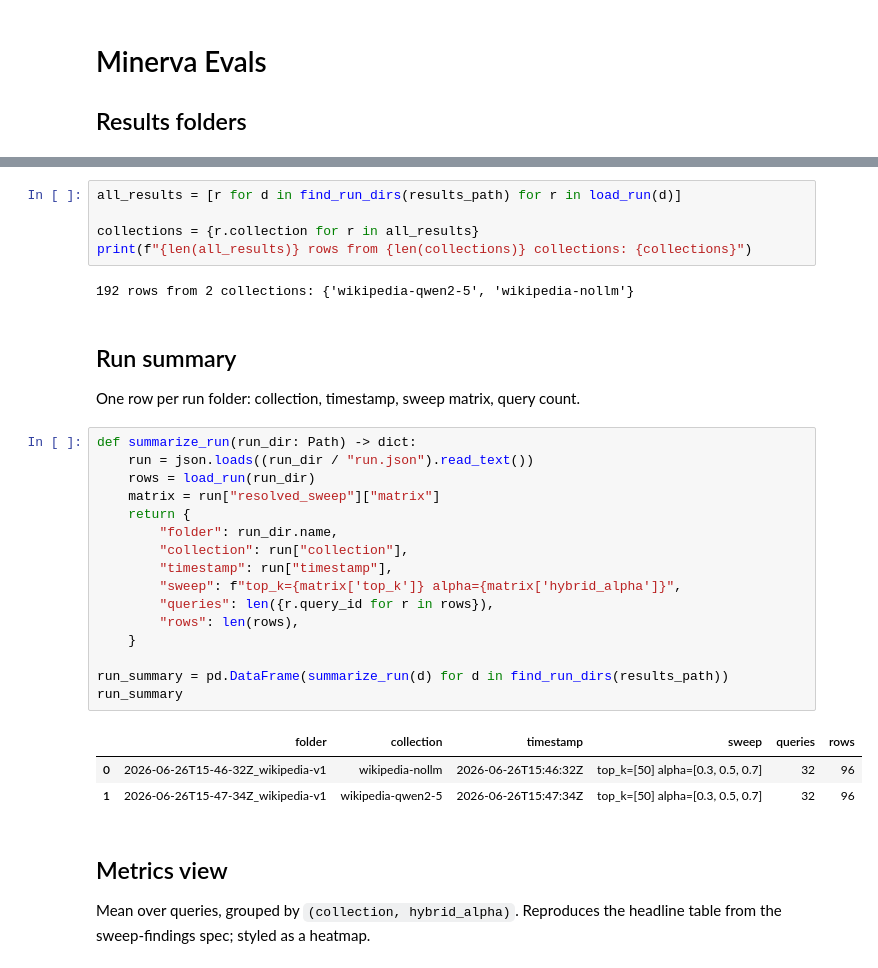
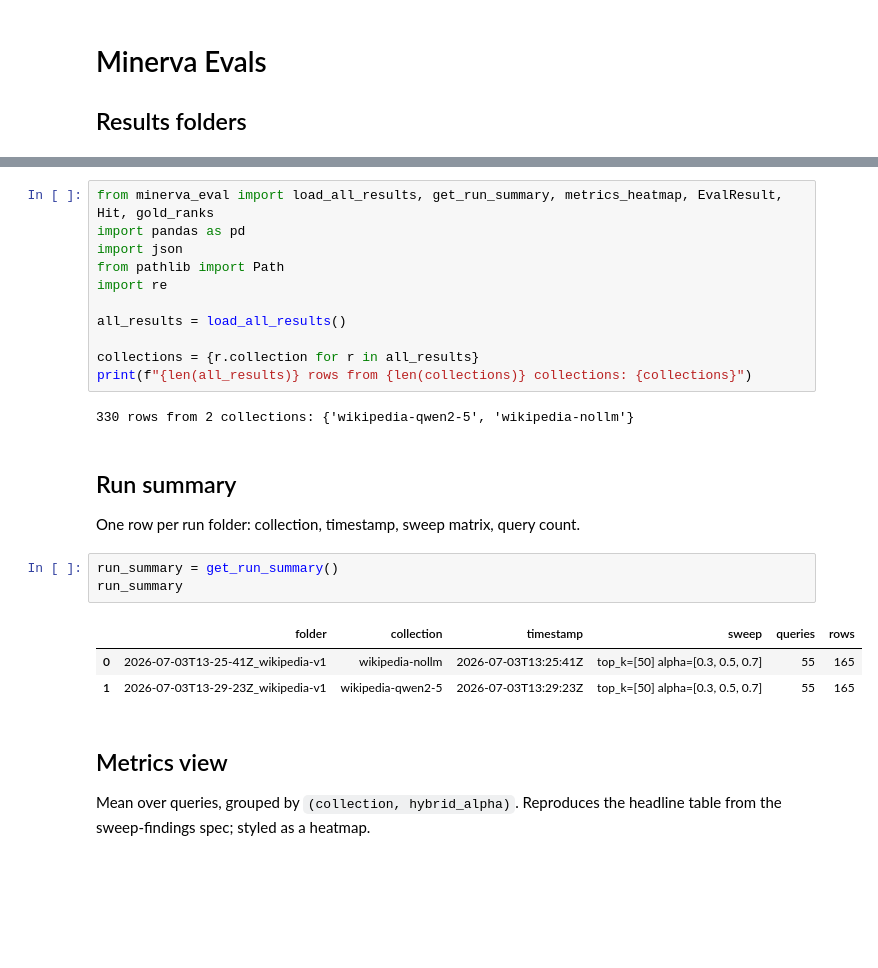
Before and after one commit to michele-orsini-71/minerva2, a Jupyter notebook: eval/notebooks/phase0-analysis.ipynb, the cells around one changed output, grey strips where cells are left out. Cells and saved outputs as stored; diff of their text form; blank space fills up the shorter version.

```diff
--- a/eval/notebooks/phase0-analysis.ipynb
+++ b/eval/notebooks/phase0-analysis.ipynb
@@ -54,34 +5,27 @@ def load_run(run_dir: Path) -> list[EvalResult]:
 # %%
-all_results = [r for d in find_run_dirs(results_path) for r in load_run(d)]
+from minerva_eval import load_all_results, get_run_summary, metrics_heatmap, EvalResult, Hit, gold_ranks
+import pandas as pd
+import json
+from pathlib import Path
+import re
+
+all_results = load_all_results()
 
 collections = {r.collection for r in all_results}
 print(f"{len(all_results)} rows from {len(collections)} collections: {collections}")
 # %% [output]
-192 rows from 2 collections: {'wikipedia-qwen2-5', 'wikipedia-nollm'}
+330 rows from 2 collections: {'wikipedia-qwen2-5', 'wikipedia-nollm'}
 # %% [markdown]
 ## Run summary
 
 One row per run folder: collection, timestamp, sweep matrix, query count.
 # %%
-def summarize_run(run_dir: Path) -> dict:
-    run = json.loads((run_dir / "run.json").read_text())
-    rows = load_run(run_dir)
-    matrix = run["resolved_sweep"]["matrix"]
-    return {
-        "folder": run_dir.name,
-        "collection": run["collection"],
-        "timestamp": run["timestamp"],
-        "sweep": f"top_k={matrix['top_k']} alpha={matrix['hybrid_alpha']}",
-        "queries": len({r.query_id for r in rows}),
-        "rows": len(rows),
-    }
-
-run_summary = pd.DataFrame(summarize_run(d) for d in find_run_dirs(results_path))
+run_summary = get_run_summary()
 run_summary
 # %% [output]
 |  | folder | collection | timestamp | sweep | queries | rows |
-| 0 | 2026-06-26T15-46-32Z_wikipedia-v1 | wikipedia-nollm | 2026-06-26T15:46:32Z | top_k=[50] alpha=[0.3, 0.5, 0.7] | 32 | 96 |
-| 1 | 2026-06-26T15-47-34Z_wikipedia-v1 | wikipedia-qwen2-5 | 2026-06-26T15:47:34Z | top_k=[50] alpha=[0.3, 0.5, 0.7] | 32 | 96 |
+| 0 | 2026-07-03T13-25-41Z_wikipedia-v1 | wikipedia-nollm | 2026-07-03T13:25:41Z | top_k=[50] alpha=[0.3, 0.5, 0.7] | 55 | 165 |
+| 1 | 2026-07-03T13-29-23Z_wikipedia-v1 | wikipedia-qwen2-5 | 2026-07-03T13:29:23Z | top_k=[50] alpha=[0.3, 0.5, 0.7] | 55 | 165 |
 # %% [markdown]
 ## Metrics view
 
```
Also changed, not shown: parts of 9 cells of this notebook, 2 other files.
